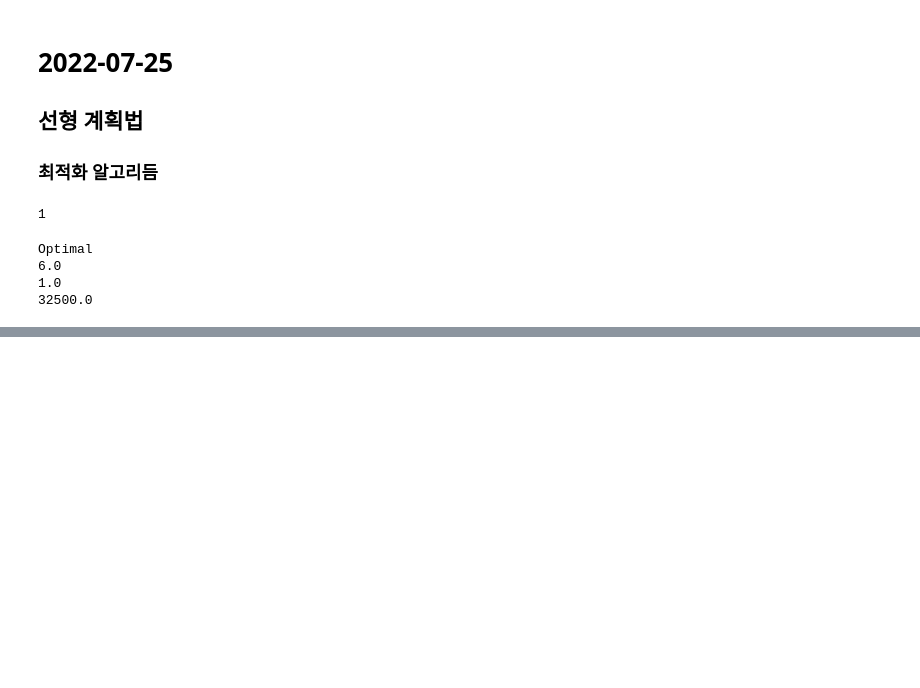
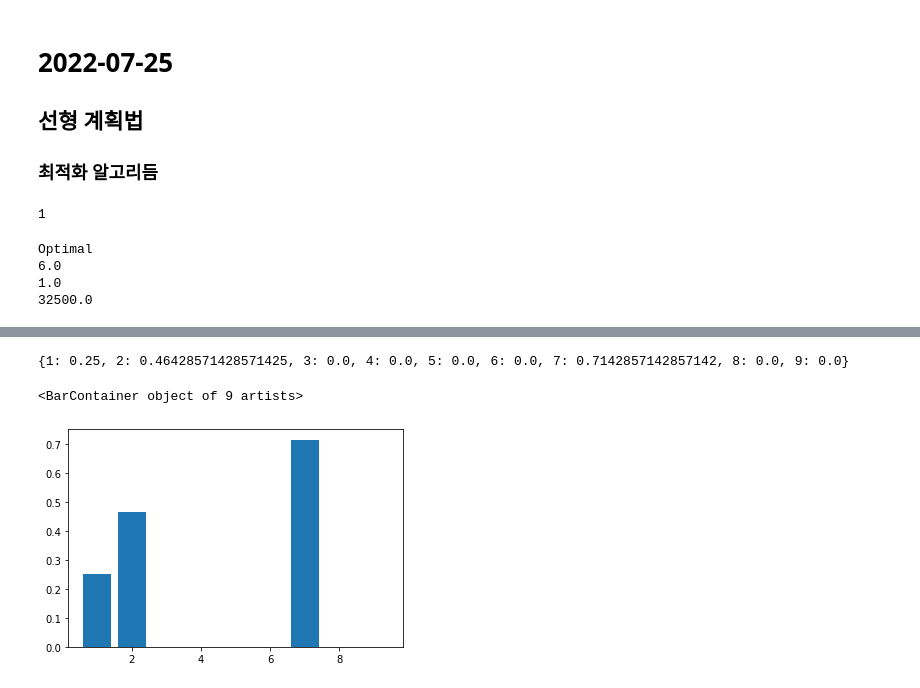
Before and after one commit to tigerkey10/bioinfo.github.io, a Jupyter notebook: 2022-07-24-greedy_algorithm_and_others.ipynb, the cells around one changed output, grey strips where cells are left out. Drawn from its saved outputs; the diff is of its cells as text; code cells hidden in the pictures; blank space fills up the shorter version.

```diff
--- a/2022-07-24-greedy_algorithm_and_others.ipynb
+++ b/2022-07-24-greedy_algorithm_and_others.ipynb
@@ -201,0 +281,8 @@ Optimal
+# %%
+# 2. 매개 중심성
+print(nx.betweenness_centrality(g))
+plt.bar(nx.betweenness_centrality(g).keys(), nx.betweenness_centrality(g).values())
+# %% [output]
+{1: 0.25, 2: 0.46428571428571425, 3: 0.0, 4: 0.0, 5: 0.0, 6: 0.0, 7: 0.7142857142857142, 8: 0.0, 9: 0.0}
+<BarContainer object of 9 artists>
+[figure, added]
```
Also changed, not shown: parts of 19 cells of this notebook, 4 other files.
